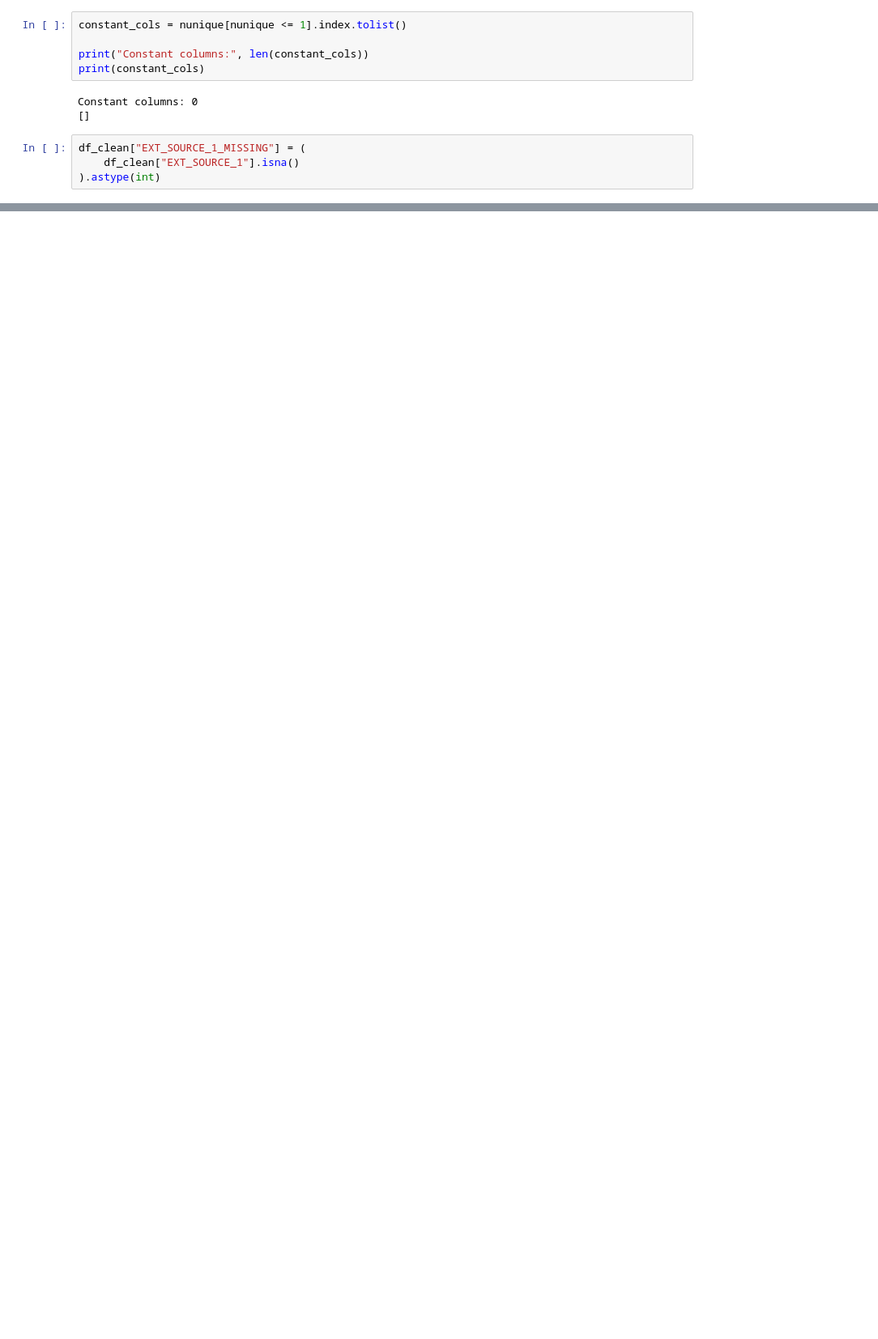
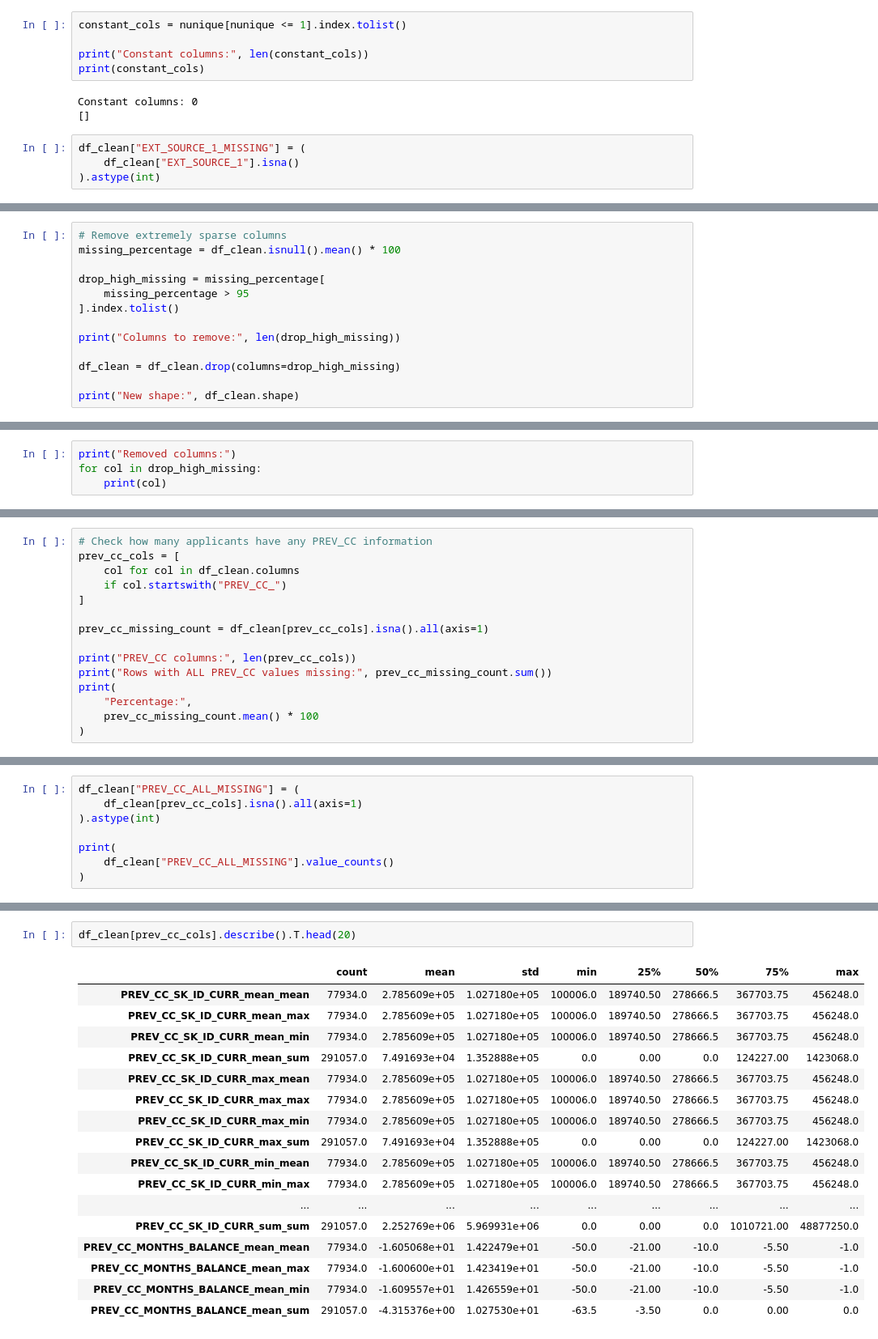
Before and after one commit to KARTIK-KUMAR-SINGH/CreditGuard-Explainable-ML-for-Credit-Default-Prediction, a Jupyter notebook: data_cleaning.ipynb, the cells around one changed output, grey strips where cells are left out. Shown at 81% size. Saved outputs shown, nothing was run; the diff lists cells and outputs as text; blank space fills up the shorter version.

Commit message:
data cleaning

```diff
--- a/data_cleaning.ipynb
+++ b/data_cleaning.ipynb
@@ -151,0 +233,13 @@ df_clean["EXT_SOURCE_1_MISSING"] = (
+# %%
+# Remove extremely sparse columns
+missing_percentage = df_clean.isnull().mean() * 100
+
+drop_high_missing = missing_percentage[
+    missing_percentage > 95
+].index.tolist()
+
+print("Columns to remove:", len(drop_high_missing))
+
+df_clean = df_clean.drop(columns=drop_high_missing)
+
+print("New shape:", df_clean.shape)
@@ -151,0 +249,4 @@ df_clean["EXT_SOURCE_1_MISSING"] = (
+# %%
+print("Removed columns:")
+for col in drop_high_missing:
+    print(col)
@@ -151,0 +412,15 @@ df_clean["EXT_SOURCE_1_MISSING"] = (
+# %%
+# Check how many applicants have any PREV_CC information
+prev_cc_cols = [
+    col for col in df_clean.columns
+    if col.startswith("PREV_CC_")
+]
+
+prev_cc_missing_count = df_clean[prev_cc_cols].isna().all(axis=1)
+
+print("PREV_CC columns:", len(prev_cc_cols))
+print("Rows with ALL PREV_CC values missing:", prev_cc_missing_count.sum())
+print(
+    "Percentage:",
+    prev_cc_missing_count.mean() * 100
+)
@@ -151,0 +444,8 @@ df_clean["EXT_SOURCE_1_MISSING"] = (
+# %%
+df_clean["PREV_CC_ALL_MISSING"] = (
+    df_clean[prev_cc_cols].isna().all(axis=1)
+).astype(int)
+
+print(
+    df_clean["PREV_CC_ALL_MISSING"].value_counts()
+)
@@ -151,0 +482,20 @@ df_clean["EXT_SOURCE_1_MISSING"] = (
+# %%
+df_clean[prev_cc_cols].describe().T.head(20)
+# %% [output]
+|  | count | mean | std | min | 25% | 50% | 75% | max |
+| PREV_CC_SK_ID_CURR_mean_mean | 77934.0 | 2.785609e+05 | 1.027180e+05 | 100006.0 | 189740.50 | 278666.5 | 367703.75 | 456248.0 |
+| PREV_CC_SK_ID_CURR_mean_max | 77934.0 | 2.785609e+05 | 1.027180e+05 | 100006.0 | 189740.50 | 278666.5 | 367703.75 | 456248.0 |
+| PREV_CC_SK_ID_CURR_mean_min | 77934.0 | 2.785609e+05 | 1.027180e+05 | 100006.0 | 189740.50 | 278666.5 | 367703.75 | 456248.0 |
+| PREV_CC_SK_ID_CURR_mean_sum | 291057.0 | 7.491693e+04 | 1.352888e+05 | 0.0 | 0.00 | 0.0 | 124227.00 | 1423068.0 |
+| PREV_CC_SK_ID_CURR_max_mean | 77934.0 | 2.785609e+05 | 1.027180e+05 | 100006.0 | 189740.50 | 278666.5 | 367703.75 | 456248.0 |
+| PREV_CC_SK_ID_CURR_max_max | 77934.0 | 2.785609e+05 | 1.027180e+05 | 100006.0 | 189740.50 | 278666.5 | 367703.75 | 456248.0 |
+| PREV_CC_SK_ID_CURR_max_min | 77934.0 | 2.785609e+05 | 1.027180e+05 | 100006.0 | 189740.50 | 278666.5 | 367703.75 | 456248.0 |
+| PREV_CC_SK_ID_CURR_max_sum | 291057.0 | 7.491693e+04 | 1.352888e+05 | 0.0 | 0.00 | 0.0 | 124227.00 | 1423068.0 |
+| PREV_CC_SK_ID_CURR_min_mean | 77934.0 | 2.785609e+05 | 1.027180e+05 | 100006.0 | 189740.50 | 278666.5 | 367703.75 | 456248.0 |
+| PREV_CC_SK_ID_CURR_min_max | 77934.0 | 2.785609e+05 | 1.027180e+05 | 100006.0 | 189740.50 | 278666.5 | 367703.75 | 456248.0 |
+| ... | ... | ... | ... | ... | ... | ... | ... | ... |
+| PREV_CC_SK_ID_CURR_sum_sum | 291057.0 | 2.252769e+06 | 5.969931e+06 | 0.0 | 0.00 | 0.0 | 1010721.00 | 48877250.0 |
+| PREV_CC_MONTHS_BALANCE_mean_mean | 77934.0 | -1.605068e+01 | 1.422479e+01 | -50.0 | -21.00 | -10.0 | -5.50 | -1.0 |
+| PREV_CC_MONTHS_BALANCE_mean_max | 77934.0 | -1.600600e+01 | 1.423419e+01 | -50.0 | -21.00 | -10.0 | -5.50 | -1.0 |
+| PREV_CC_MONTHS_BALANCE_mean_min | 77934.0 | -1.609557e+01 | 1.426559e+01 | -50.0 | -21.00 | -10.0 | -5.50 | -1.0 |
+| PREV_CC_MONTHS_BALANCE_mean_sum | 291057.0 | -4.315376e+00 | 1.027530e+01 | -63.5 | -3.50 | 0.0 | 0.00 | 0.0 |
```
Also changed, not shown: parts of 22 cells of this notebook.
